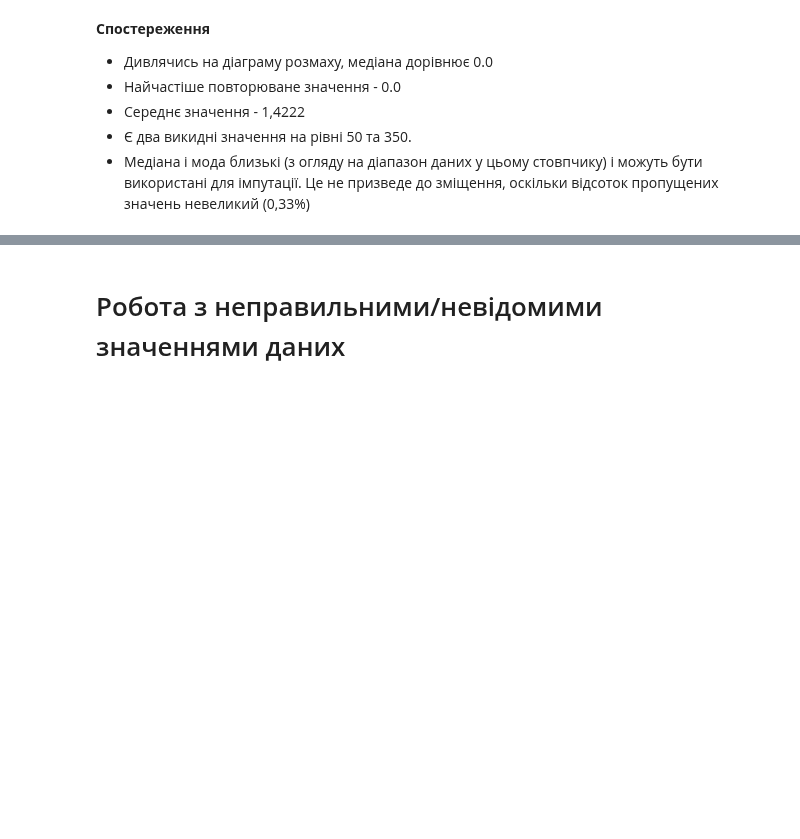
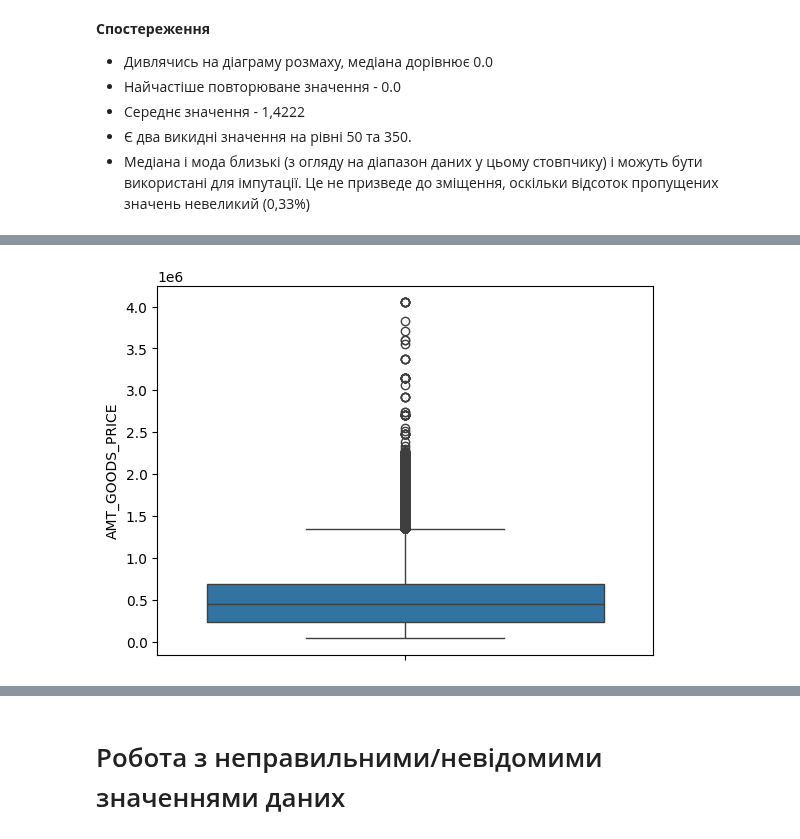
Before and after one commit to o-semenkova/ml_home_tasks, a Jupyter notebook: Credit EDA.ipynb, the cells around one changed output, grey strips where cells are left out. Saved outputs shown, nothing was run; the diff lists cells and outputs as text; code cells hidden in the pictures; blank space fills up the shorter version.

```diff
--- a/Credit EDA.ipynb
+++ b/Credit EDA.ipynb
@@ -807,0 +961,5 @@ df['OBS_30_CNT_SOCIAL_CIRCLE'].fillna(df['OBS_30_CNT_SOCIAL_CIRCLE'].median(), i
+# %%
+sns.boxplot(df.AMT_GOODS_PRICE)
+plt.show()
+# %% [output]
+[figure, added]
```
Also changed, not shown: parts of 31 cells of this notebook.
